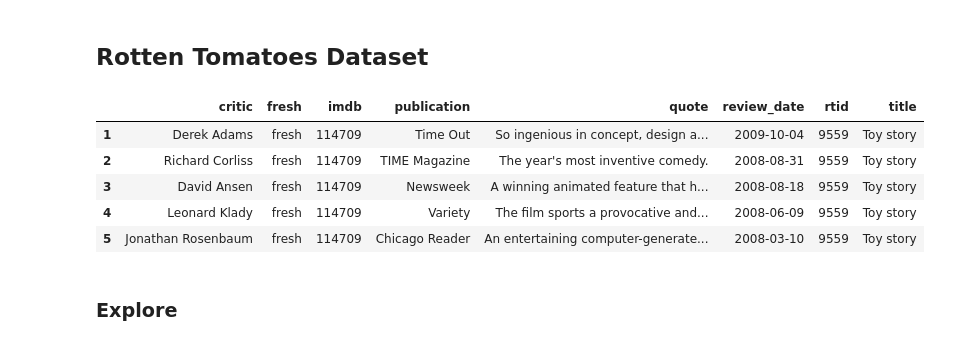
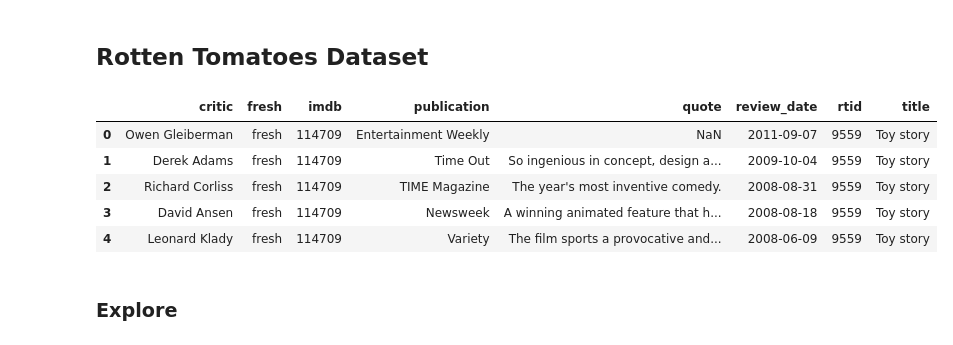
Before and after one commit to AOlden/sb-projects, a Jupyter notebook: naive_bayes/Mini_Project_Naive_Bayes.ipynb, the cells around one changed output. Cells and saved outputs as stored; diff of their text form; code cells hidden in the pictures.

```diff
--- a/naive_bayes/Mini_Project_Naive_Bayes.ipynb
+++ b/naive_bayes/Mini_Project_Naive_Bayes.ipynb
@@ -36,16 +36,15 @@ sns.set_context("poster")
 ## Rotten Tomatoes Dataset
 # %%
 critics = pd.read_csv('./critics.csv')
-#let's drop rows with missing quotes
-critics = critics[~critics.quote.isnull()]
+#critics = critics[~critics.quote.isnull()] #drop rows with missing quotes
 critics.head()
 # %% [output]
 |  | critic | fresh | imdb | publication | quote | review_date | rtid | title |
+| 0 | Owen Gleiberman | fresh | 114709 | Entertainment Weekly | NaN | 2011-09-07 | 9559 | Toy story |
 | 1 | Derek Adams | fresh | 114709 | Time Out | So ingenious in concept, design a... | 2009-10-04 | 9559 | Toy story |
 | 2 | Richard Corliss | fresh | 114709 | TIME Magazine | The year's most inventive comedy. | 2008-08-31 | 9559 | Toy story |
 | 3 | David Ansen | fresh | 114709 | Newsweek | A winning animated feature that h... | 2008-08-18 | 9559 | Toy story |
 | 4 | Leonard Klady | fresh | 114709 | Variety | The film sports a provocative and... | 2008-06-09 | 9559 | Toy story |
-| 5 | Jonathan Rosenbaum | fresh | 114709 | Chicago Reader | An entertaining computer-generate... | 2008-03-10 | 9559 | Toy story |
 # %% [markdown]
 ### Explore
 # %%
```
Also changed, not shown: parts of 4 cells of this notebook.
